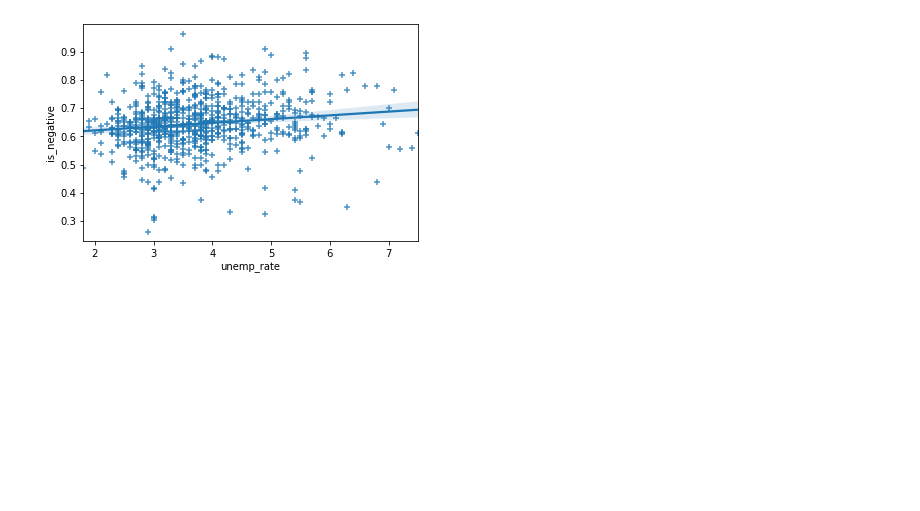
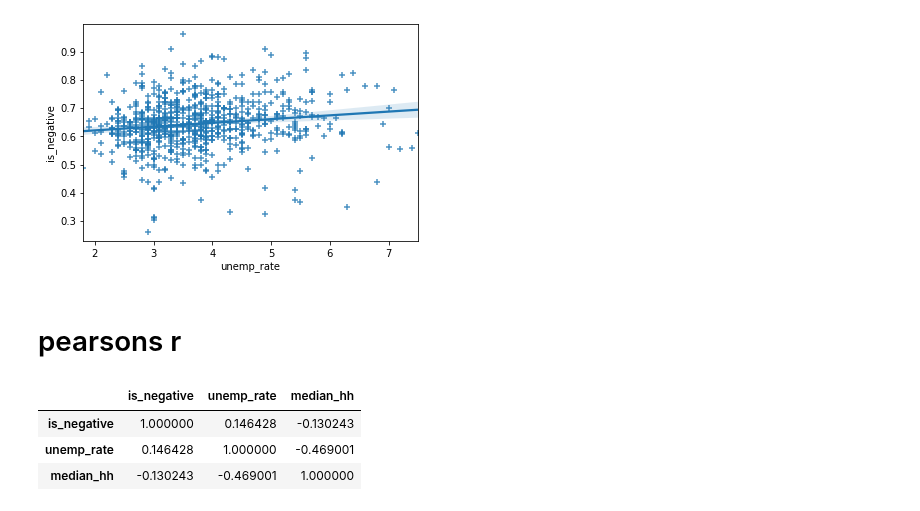
Before and after one commit to Alexander-Kahanek/COVID_Research, a Jupyter notebook: analysis/income.ipynb, the cells around one changed output. Cells and saved outputs as stored; diff of their text form; code cells hidden in the pictures; blank space fills up the shorter version.

```diff
--- a/analysis/income.ipynb
+++ b/analysis/income.ipynb
@@ -162,3 +162,12 @@ sns.regplot(x='unemp_rate', y='is_negative', data=counties, marker='+')
 # %% [output]
 <matplotlib.axes._subplots.AxesSubplot at 0x...>
 [figure]
+# %% [markdown]
+# pearsons r
+# %%
+ counties[['is_negative','unemp_rate','median_hh']].corr()
+# %% [output]
+|  | is_negative | unemp_rate | median_hh |
+| is_negative | 1.000000 | 0.146428 | -0.130243 |
+| unemp_rate | 0.146428 | 1.000000 | -0.469001 |
+| median_hh | -0.130243 | -0.469001 | 1.000000 |
```
Also changed, not shown: parts of 7 cells of this notebook.
